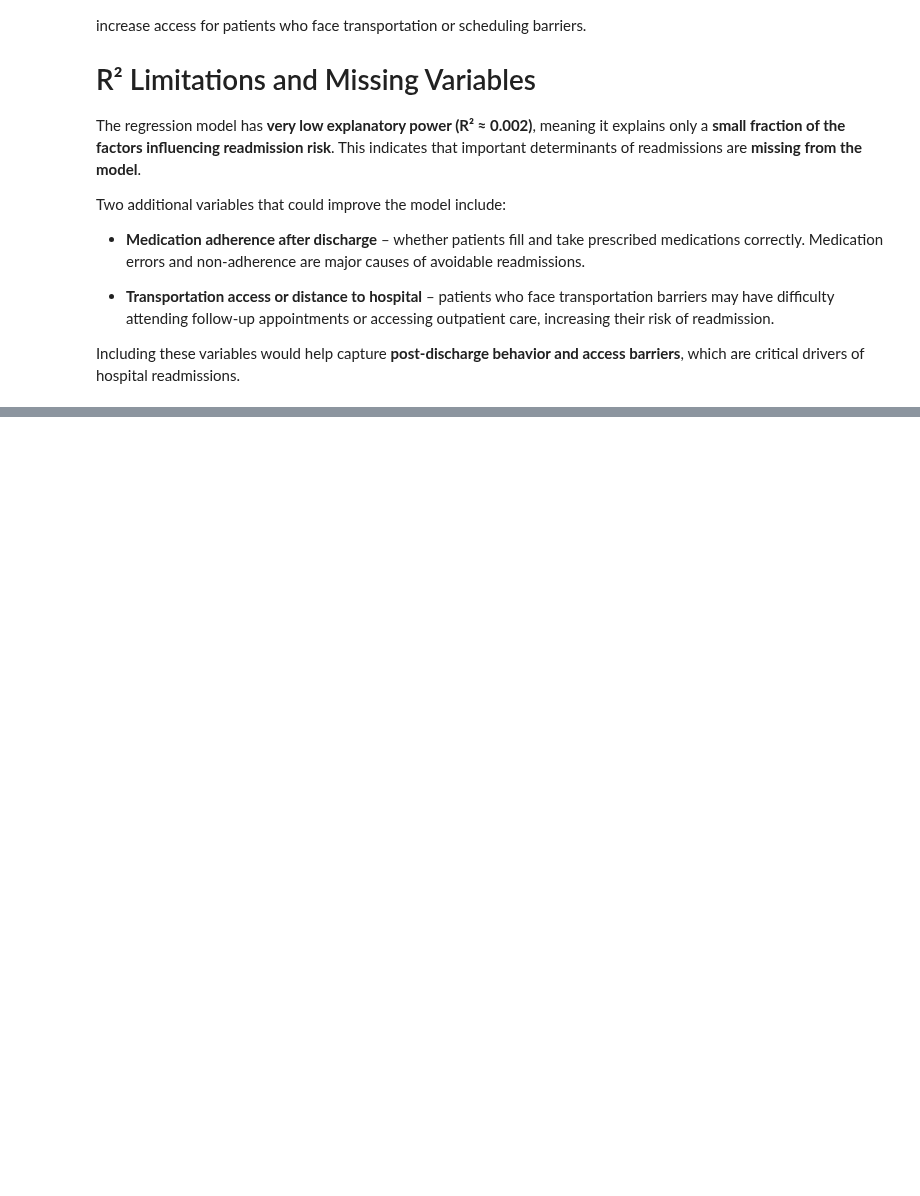
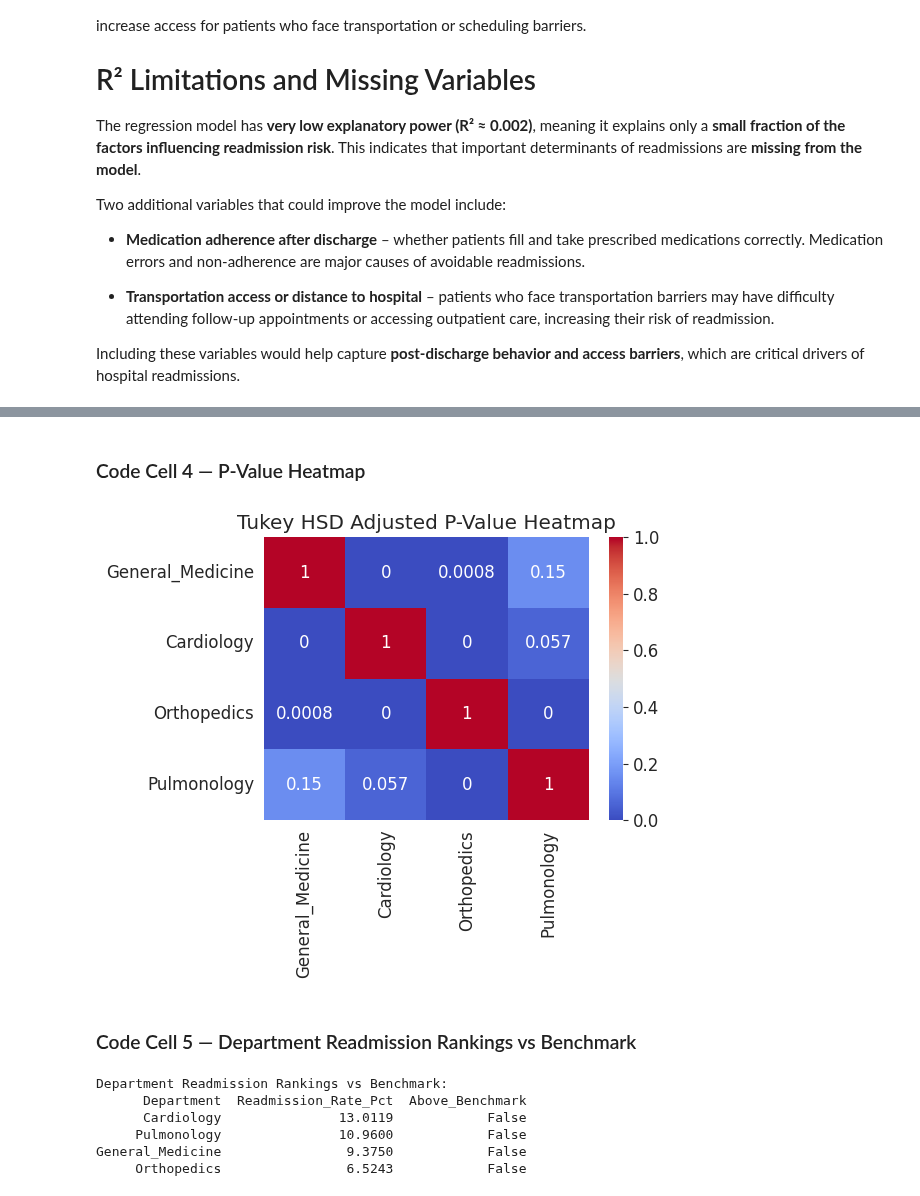
Before and after one commit to hawa1983/MG-628, a Jupyter notebook: Midterm_Regression_Project.ipynb, the cells around one changed output, grey strips where cells are left out. Saved outputs shown, nothing was run; the diff lists cells and outputs as text; code cells hidden in the pictures; blank space fills up the shorter version.

```diff
--- a/Midterm_Regression_Project.ipynb
+++ b/Midterm_Regression_Project.ipynb
@@ -2558,0 +2968,55 @@ Including these variables would help capture **post-discharge behavior and acces
+# %% [markdown]
+### Code Cell 4 — P-Value Heatmap
+# %%
+import seaborn as sns
+import numpy as np
+
+# Create empty matrix
+departments = df["Department"].unique()
+p_matrix = pd.DataFrame(np.ones((len(departments), len(departments))),
+                        index=departments,
+                        columns=departments)
+
+# Fill matrix with Tukey p-values
+for _, row in tukey_df.iterrows():
+    g1 = row["group1"]
+    g2 = row["group2"]
+    p = float(row["p-adj"])
+    p_matrix.loc[g1, g2] = p
+    p_matrix.loc[g2, g1] = p
+
+plt.figure(figsize=(6,5))
+sns.heatmap(p_matrix, annot=True, cmap="coolwarm", vmin=0, vmax=1)
+
+plt.title("Tukey HSD Adjusted P-Value Heatmap")
+plt.tight_layout()
+
+plt.savefig("tukey_hsd_heatmap.png", dpi=150)
+plt.show()
+# %% [output]
+[figure, added]
+# %% [markdown]
+### Code Cell 5 — Department Readmission Rankings vs Benchmark
+# %%
+benchmark = 0.152  # 15.2%
+
+dept_rates = (
+    df.groupby("Department")["readmitted_flag"]
+    .mean()
+    .reset_index()
+)
+
+dept_rates["Readmission_Rate_Pct"] = dept_rates["readmitted_flag"] * 100
+dept_rates["Above_Benchmark"] = dept_rates["readmitted_flag"] > benchmark
+
+dept_rates = dept_rates.sort_values("Readmission_Rate_Pct", ascending=False)
+
+print("\nDepartment Readmission Rankings vs Benchmark:")
+print(dept_rates[["Department", "Readmission_Rate_Pct", "Above_Benchmark"]].to_string(index=False))
+# %% [output]
+Department Readmission Rankings vs Benchmark:
+      Department  Readmission_Rate_Pct  Above_Benchmark
+      Cardiology               13.0119            False
+     Pulmonology               10.9600            False
+General_Medicine                9.3750            False
+     Orthopedics                6.5243            False
```
Also changed, not shown: parts of 26 cells of this notebook.
